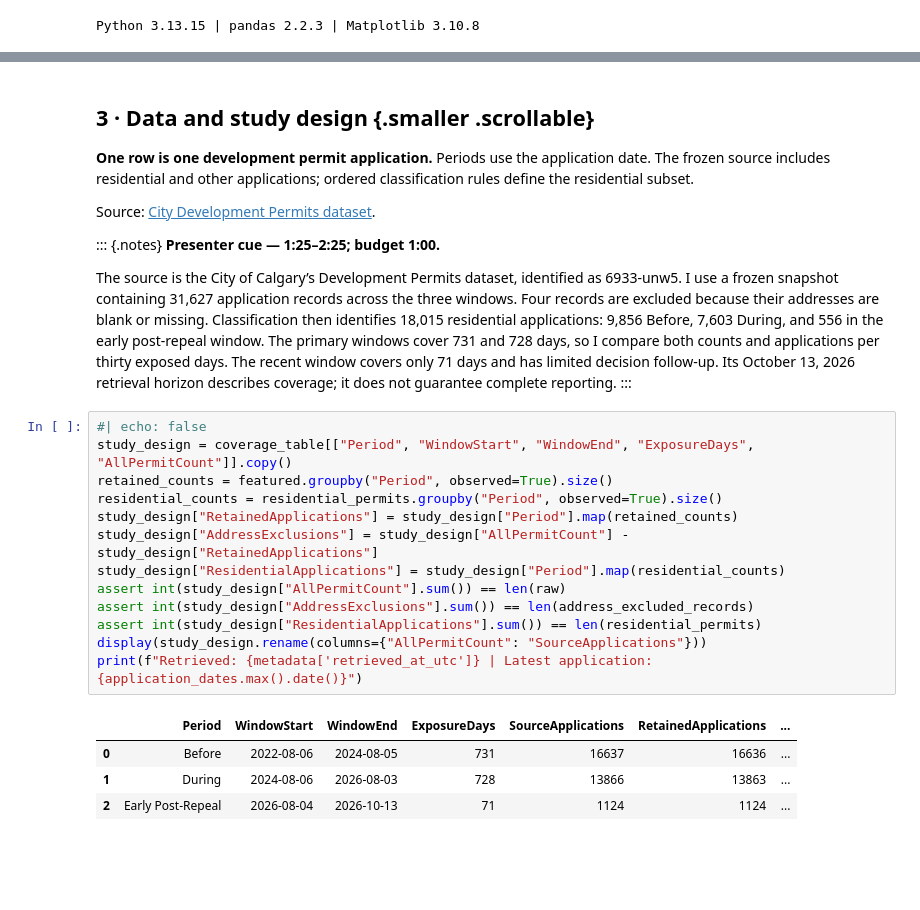
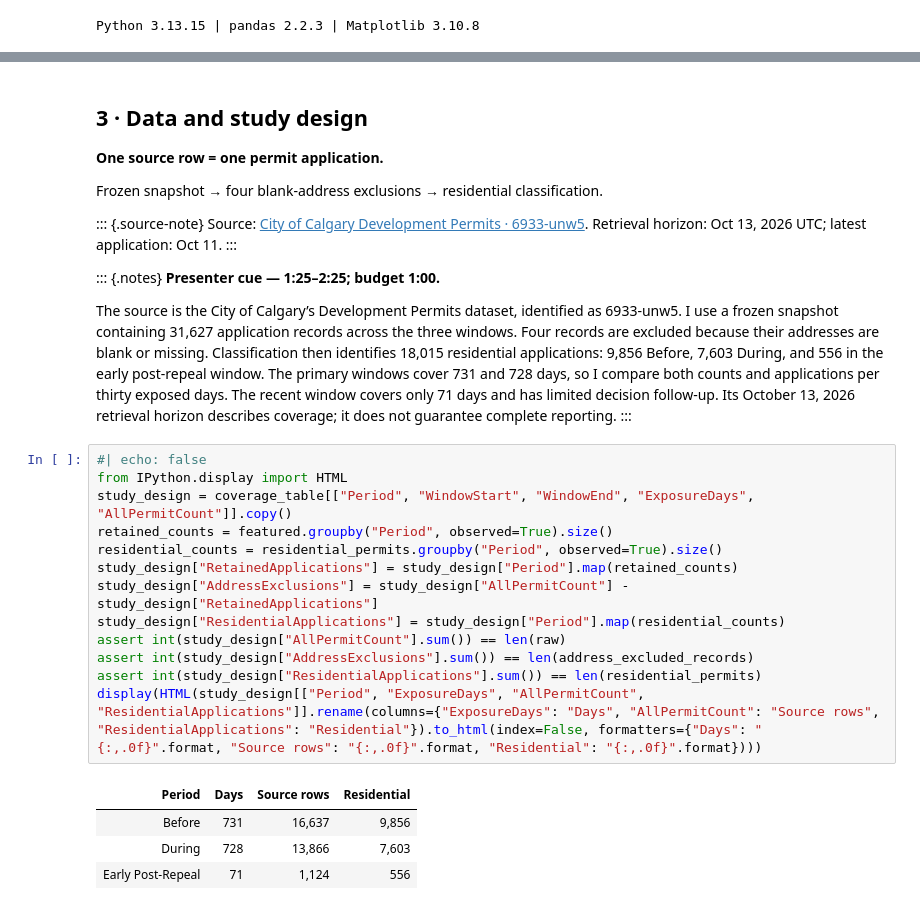
Before and after one commit to alby1976/Data110_DP_Activity, a Jupyter notebook: notebooks/03_ten_minute_presentation.ipynb, the cells around one changed output, grey strips where cells are left out. Cells and saved outputs as stored; diff of their text form; blank space fills up the shorter version.

```diff
--- a/notebooks/03_ten_minute_presentation.ipynb
+++ b/notebooks/03_ten_minute_presentation.ipynb
@@ -243,11 +258,15 @@ Sources: [City rezoning information](https://www.calgary.ca/planning/projects/re
 This question matters because development permits provide a view of activity in the planning process. The rezoning timeline gives us a way to organize that activity into study windows. I compare volume, residential type, location, and recorded time to a decision. Applications are assigned to periods by their application date, even when the decision occurs later. These are observational comparisons. Housing demand, financing conditions, construction costs, and other policies may also change between windows. Therefore, a difference between Before and During does not, by itself, tell us what rezoning caused.
 :::
 # %% [markdown]
-## 3 · Data and study design {.smaller .scrollable}
+## 3 · Data and study design
 
-**One row is one development permit application.** Periods use the application date. The frozen source includes residential and other applications; ordered classification rules define the residential subset.
+**One source row = one permit application.**
 
-Source: [City Development Permits dataset](https://data.calgary.ca/Business-and-Economic-Activity/Development-Permits/6933-unw5).
+Frozen snapshot → four blank-address exclusions → residential classification.
+
+::: {.source-note}
+Source: [City of Calgary Development Permits · 6933-unw5](https://data.calgary.ca/Business-and-Economic-Activity/Development-Permits/6933-unw5). Retrieval horizon: Oct 13, 2026 UTC; latest application: Oct 11.
+:::
 
 ::: {.notes}
 **Presenter cue — 1:25–2:25; budget 1:00.**
@@ -256,19 +275,19 @@ The source is the City of Calgary’s Development Permits dataset, identified as
 :::
 # %%
 #| echo: false
+from IPython.display import HTML
 study_design = coverage_table[["Period", "WindowStart", "WindowEnd", "ExposureDays", "AllPermitCount"]].copy()
 retained_counts = featured.groupby("Period", observed=True).size()
 residential_counts = residential_permits.groupby("Period", observed=True).size()
 study_design["RetainedApplications"] = study_design["Period"].map(retained_counts)
 study_design["AddressExclusions"] = study_design["AllPermitCount"] - study_design["RetainedApplications"]
 study_design["ResidentialApplications"] = study_design["Period"].map(residential_counts)
 assert int(study_design["AllPermitCount"].sum()) == len(raw)
 assert int(study_design["AddressExclusions"].sum()) == len(address_excluded_records)
 assert int(study_design["ResidentialApplications"].sum()) == len(residential_permits)
-display(study_design.rename(columns={"AllPermitCount": "SourceApplications"}))
-print(f"Retrieved: {metadata['retrieved_at_utc']} | Latest application: {application_dates.max().date()}")
+display(HTML(study_design[["Period", "ExposureDays", "AllPermitCount", "ResidentialApplications"]].rename(columns={"ExposureDays": "Days", "AllPermitCount": "Source rows", "ResidentialApplications": "Residential"}).to_html(index=False, formatters={"Days": "{:,.0f}".format, "Source rows": "{:,.0f}".format, "Residential": "{:,.0f}".format})))
 # %% [output]
-|  | Period | WindowStart | WindowEnd | ExposureDays | SourceApplications | RetainedApplications | ... |
-| 0 | Before | 2022-08-06 | 2024-08-05 | 731 | 16637 | 16636 | ... |
-| 1 | During | 2024-08-06 | 2026-08-03 | 728 | 13866 | 13863 | ... |
-| 2 | Early Post-Repeal | 2026-08-04 | 2026-10-13 | 71 | 1124 | 1124 | ... |
+| Period | Days | Source rows | Residential |
+| Before | 731 | 16,637 | 9,856 |
+| During | 728 | 13,866 | 7,603 |
+| Early Post-Repeal | 71 | 1,124 | 556 |
```
Also changed, not shown: parts of 23 cells of this notebook, 7 other files.
